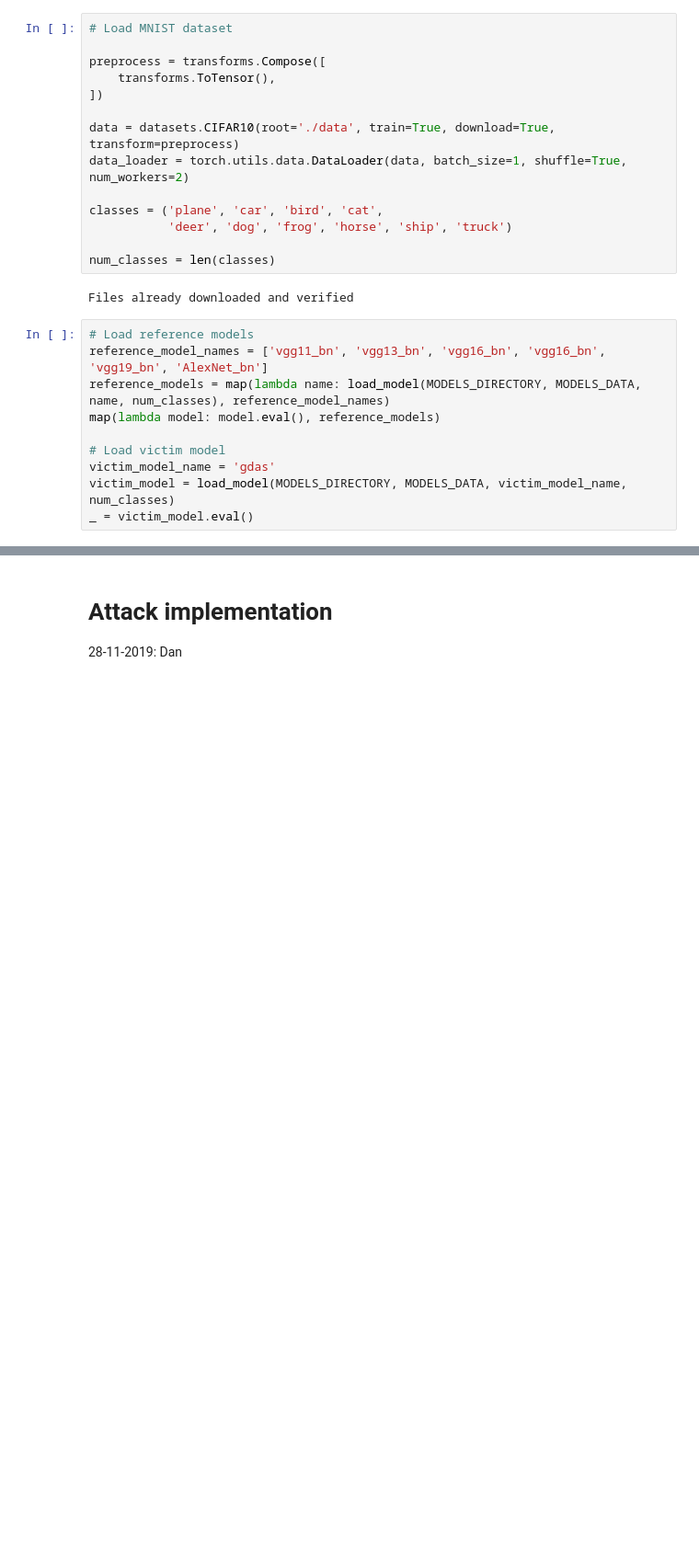
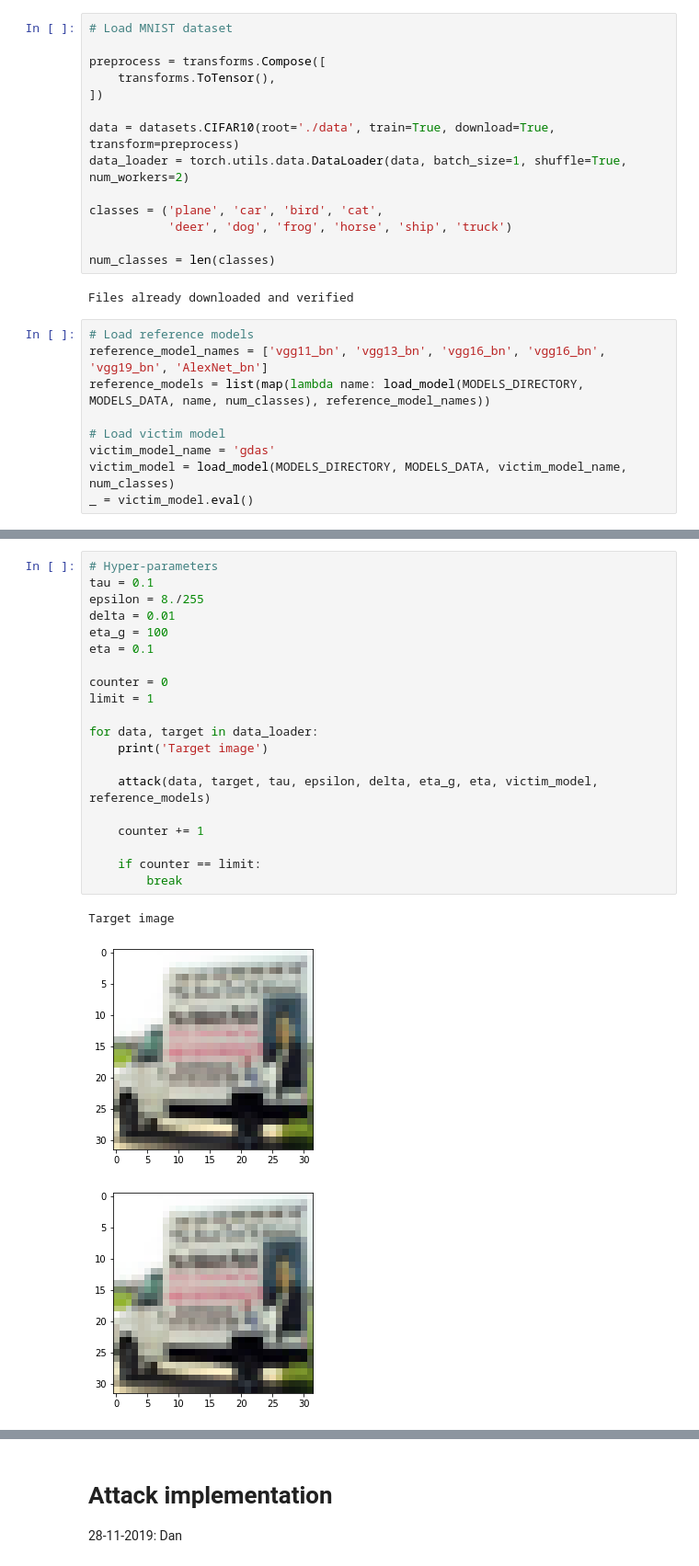
Before and after one commit to epfl-ml-reproducers/subspace-attack-reproduction, a Jupyter notebook: black-box_attack_reproduce.ipynb, the cells around one changed output, grey strips where cells are left out. Shown at 92% size. Cells and saved outputs as stored; diff of their text form; blank space fills up the shorter version.

Commit message:
Adapt attack to CIFAR and make function for it

```diff
--- a/black-box_attack_reproduce.ipynb
+++ b/black-box_attack_reproduce.ipynb
@@ -49,8 +47,7 @@ Files already downloaded and verified
 # %%
 # Load reference models
 reference_model_names = ['vgg11_bn', 'vgg13_bn', 'vgg16_bn', 'vgg16_bn', 'vgg19_bn', 'AlexNet_bn']
-reference_models = map(lambda name: load_model(MODELS_DIRECTORY, MODELS_DATA, name, num_classes), reference_model_names)
-map(lambda model: model.eval(), reference_models)
+reference_models = list(map(lambda name: load_model(MODELS_DIRECTORY, MODELS_DATA, name, num_classes), reference_model_names))
 
 # Load victim model
 victim_model_name = 'gdas'
@@ -76,0 +181,24 @@ Real: plane
+# %%
+# Hyper-parameters
+tau = 0.1
+epsilon = 8./255
+delta = 0.01
+eta_g = 100
+eta = 0.1
+
+counter = 0
+limit = 1
+
+for data, target in data_loader:
+    print('Target image')
+
+    attack(data, target, tau, epsilon, delta, eta_g, eta, victim_model, reference_models)
+
+    counter += 1
+
+    if counter == limit:
+        break
+# %% [output]
+Target image
+[figure, added]
+[figure, added]
```
Also changed, not shown: parts of 4 cells of this notebook.
